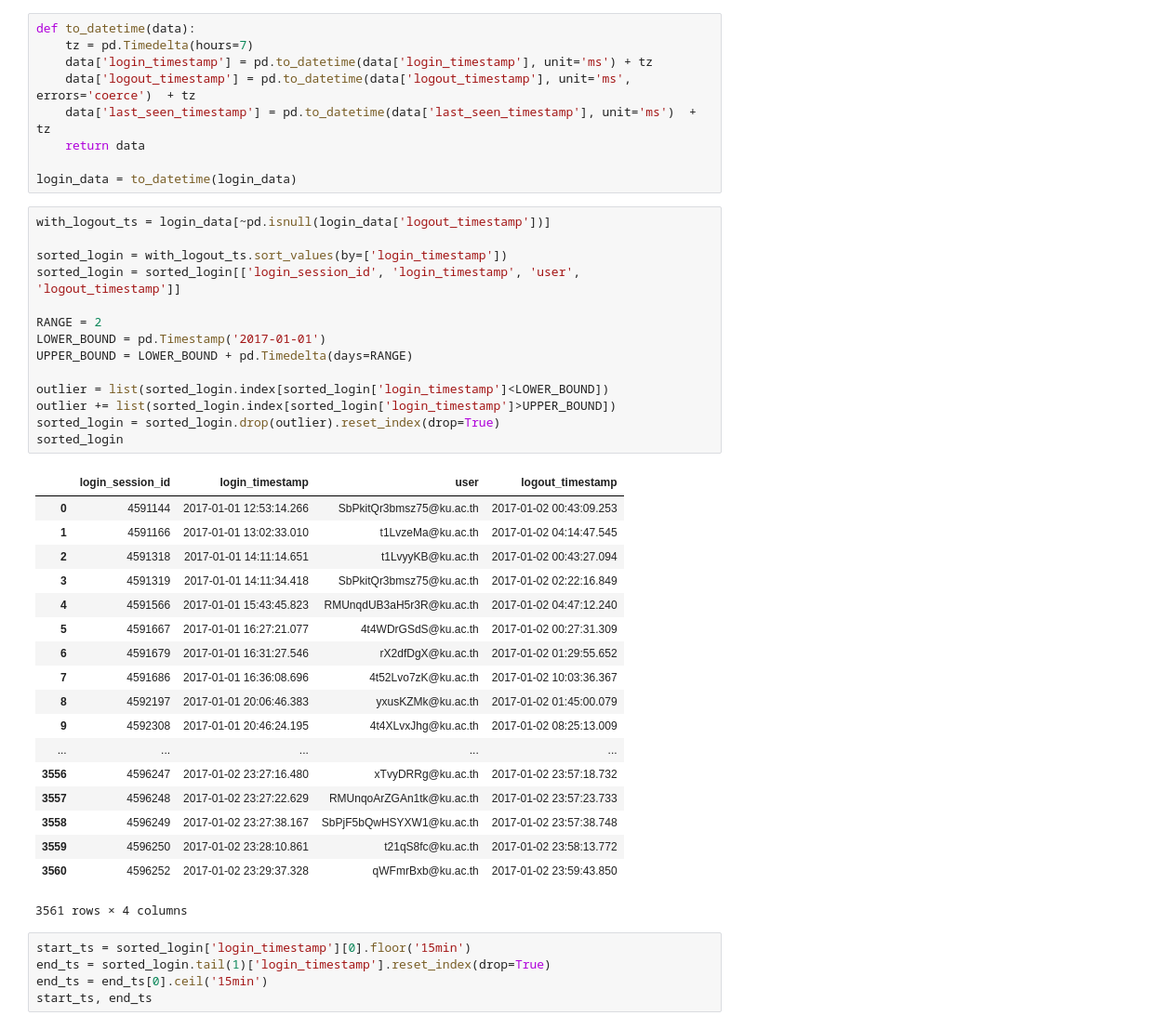
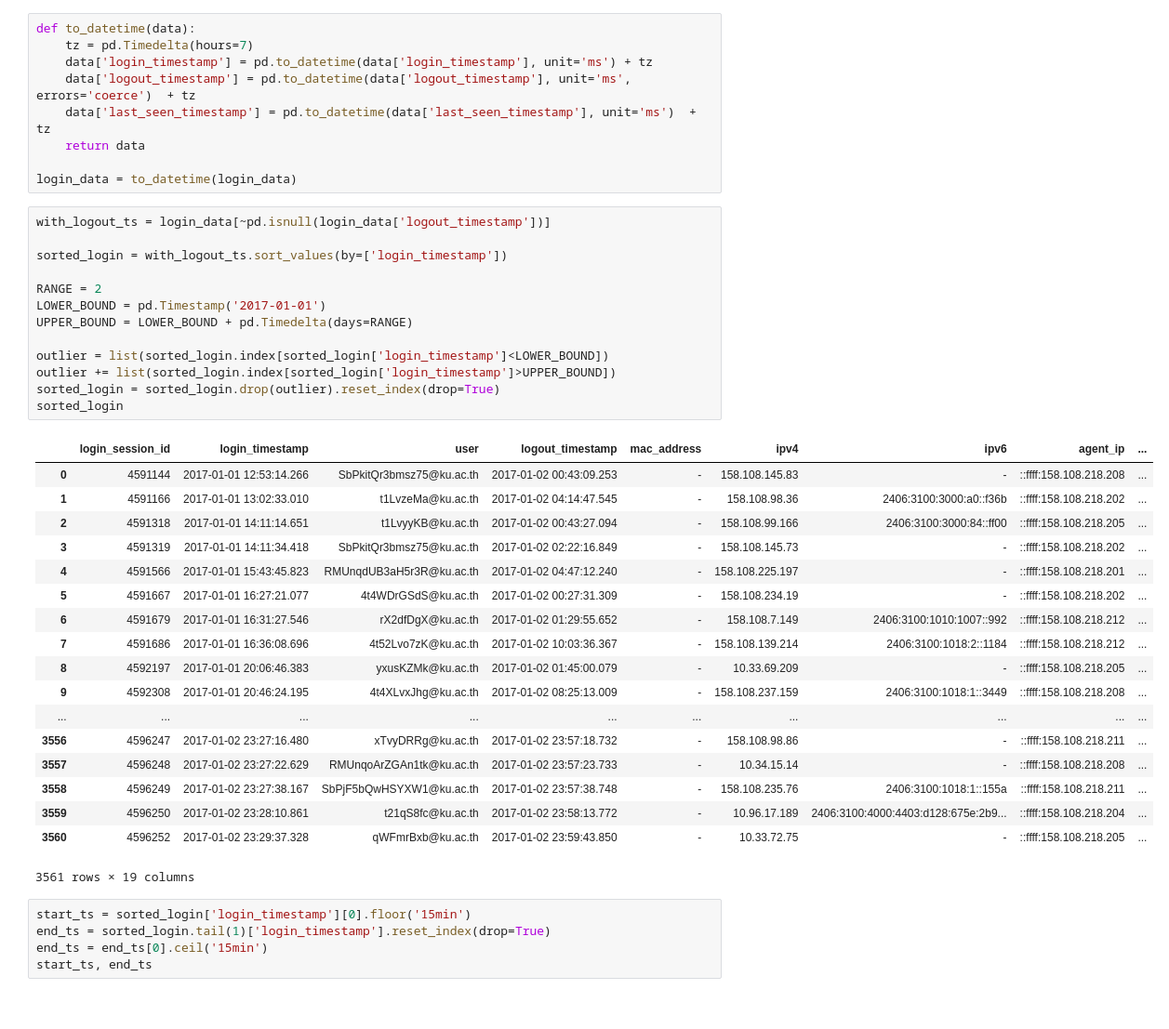
Before and after one commit to kritsana-chaikaew/SecViz, a Jupyter notebook: Class03/Untitled.ipynb, the cells around one changed output. Shown: that part at 93% size. Drawn from its saved outputs; the diff is of its cells as text.

```diff
--- a/Class03/Untitled.ipynb
+++ b/Class03/Untitled.ipynb
@@ -57,36 +57,35 @@ login_data = to_datetime(login_data)
 # %%
 with_logout_ts = login_data[~pd.isnull(login_data['logout_timestamp'])]
 
 sorted_login = with_logout_ts.sort_values(by=['login_timestamp'])
-sorted_login = sorted_login[['login_session_id', 'login_timestamp', 'user', 'logout_timestamp']]
 
 RANGE = 2
 LOWER_BOUND = pd.Timestamp('2017-01-01')
 UPPER_BOUND = LOWER_BOUND + pd.Timedelta(days=RANGE)
 
 outlier = list(sorted_login.index[sorted_login['login_timestamp']<LOWER_BOUND])
 outlier += list(sorted_login.index[sorted_login['login_timestamp']>UPPER_BOUND])
 sorted_login = sorted_login.drop(outlier).reset_index(drop=True)
 sorted_login
 # %% [output]
-|  | login_session_id | login_timestamp | user | logout_timestamp |
-| 0 | 4591144 | 2017-01-01 12:53:14.266 | SbPkitQr3bmsz75@ku.ac.th | 2017-01-02 00:43:09.253 |
-| 1 | 4591166 | 2017-01-01 13:02:33.010 | t1LvzeMa@ku.ac.th | 2017-01-02 04:14:47.545 |
-| 2 | 4591318 | 2017-01-01 14:11:14.651 | t1LvyyKB@ku.ac.th | 2017-01-02 00:43:27.094 |
-| 3 | 4591319 | 2017-01-01 14:11:34.418 | SbPkitQr3bmsz75@ku.ac.th | 2017-01-02 02:22:16.849 |
-| 4 | 4591566 | 2017-01-01 15:43:45.823 | RMUnqdUB3aH5r3R@ku.ac.th | 2017-01-02 04:47:12.240 |
-| 5 | 4591667 | 2017-01-01 16:27:21.077 | 4t4WDrGSdS@ku.ac.th | 2017-01-02 00:27:31.309 |
-| 6 | 4591679 | 2017-01-01 16:31:27.546 | rX2dfDgX@ku.ac.th | 2017-01-02 01:29:55.652 |
-| 7 | 4591686 | 2017-01-01 16:36:08.696 | 4t52Lvo7zK@ku.ac.th | 2017-01-02 10:03:36.367 |
-| 8 | 4592197 | 2017-01-01 20:06:46.383 | yxusKZMk@ku.ac.th | 2017-01-02 01:45:00.079 |
-| 9 | 4592308 | 2017-01-01 20:46:24.195 | 4t4XLvxJhg@ku.ac.th | 2017-01-02 08:25:13.009 |
-| ... | ... | ... | ... | ... |
-| 3556 | 4596247 | 2017-01-02 23:27:16.480 | xTvyDRRg@ku.ac.th | 2017-01-02 23:57:18.732 |
-| 3557 | 4596248 | 2017-01-02 23:27:22.629 | RMUnqoArZGAn1tk@ku.ac.th | 2017-01-02 23:57:23.733 |
-| 3558 | 4596249 | 2017-01-02 23:27:38.167 | SbPjF5bQwHSYXW1@ku.ac.th | 2017-01-02 23:57:38.748 |
-| 3559 | 4596250 | 2017-01-02 23:28:10.861 | t21qS8fc@ku.ac.th | 2017-01-02 23:58:13.772 |
-| 3560 | 4596252 | 2017-01-02 23:29:37.328 | qWFmrBxb@ku.ac.th | 2017-01-02 23:59:43.850 |
+|  | login_session_id | login_timestamp | user | logout_timestamp | mac_address | ipv4 | ipv6 | agent_ip | ... |
+| 0 | 4591144 | 2017-01-01 12:53:14.266 | SbPkitQr3bmsz75@ku.ac.th | 2017-01-02 00:43:09.253 | - | 158.108.145.83 | - | ::ffff:158.108.218.208 | ... |
+| 1 | 4591166 | 2017-01-01 13:02:33.010 | t1LvzeMa@ku.ac.th | 2017-01-02 04:14:47.545 | - | 158.108.98.36 | 2406:3100:3000:a0::f36b | ::ffff:158.108.218.202 | ... |
+| 2 | 4591318 | 2017-01-01 14:11:14.651 | t1LvyyKB@ku.ac.th | 2017-01-02 00:43:27.094 | - | 158.108.99.166 | 2406:3100:3000:84::ff00 | ::ffff:158.108.218.205 | ... |
+| 3 | 4591319 | 2017-01-01 14:11:34.418 | SbPkitQr3bmsz75@ku.ac.th | 2017-01-02 02:22:16.849 | - | 158.108.145.73 | - | ::ffff:158.108.218.202 | ... |
+| 4 | 4591566 | 2017-01-01 15:43:45.823 | RMUnqdUB3aH5r3R@ku.ac.th | 2017-01-02 04:47:12.240 | - | 158.108.225.197 | - | ::ffff:158.108.218.201 | ... |
+| 5 | 4591667 | 2017-01-01 16:27:21.077 | 4t4WDrGSdS@ku.ac.th | 2017-01-02 00:27:31.309 | - | 158.108.234.19 | - | ::ffff:158.108.218.202 | ... |
+| 6 | 4591679 | 2017-01-01 16:31:27.546 | rX2dfDgX@ku.ac.th | 2017-01-02 01:29:55.652 | - | 158.108.7.149 | 2406:3100:1010:1007::992 | ::ffff:158.108.218.212 | ... |
+| 7 | 4591686 | 2017-01-01 16:36:08.696 | 4t52Lvo7zK@ku.ac.th | 2017-01-02 10:03:36.367 | - | 158.108.139.214 | 2406:3100:1018:2::1184 | ::ffff:158.108.218.212 | ... |
+| 8 | 4592197 | 2017-01-01 20:06:46.383 | yxusKZMk@ku.ac.th | 2017-01-02 01:45:00.079 | - | 10.33.69.209 | - | ::ffff:158.108.218.205 | ... |
+| 9 | 4592308 | 2017-01-01 20:46:24.195 | 4t4XLvxJhg@ku.ac.th | 2017-01-02 08:25:13.009 | - | 158.108.237.159 | 2406:3100:1018:1::3449 | ::ffff:158.108.218.208 | ... |
+| ... | ... | ... | ... | ... | ... | ... | ... | ... | ... |
+| 3556 | 4596247 | 2017-01-02 23:27:16.480 | xTvyDRRg@ku.ac.th | 2017-01-02 23:57:18.732 | - | 158.108.98.86 | - | ::ffff:158.108.218.211 | ... |
+| 3557 | 4596248 | 2017-01-02 23:27:22.629 | RMUnqoArZGAn1tk@ku.ac.th | 2017-01-02 23:57:23.733 | - | 10.34.15.14 | - | ::ffff:158.108.218.208 | ... |
+| 3558 | 4596249 | 2017-01-02 23:27:38.167 | SbPjF5bQwHSYXW1@ku.ac.th | 2017-01-02 23:57:38.748 | - | 158.108.235.76 | 2406:3100:1018:1::155a | ::ffff:158.108.218.211 | ... |
+| 3559 | 4596250 | 2017-01-02 23:28:10.861 | t21qS8fc@ku.ac.th | 2017-01-02 23:58:13.772 | - | 10.96.17.189 | 2406:3100:4000:4403:d128:675e:2b9... | ::ffff:158.108.218.204 | ... |
+| 3560 | 4596252 | 2017-01-02 23:29:37.328 | qWFmrBxb@ku.ac.th | 2017-01-02 23:59:43.850 | - | 10.33.72.75 | - | ::ffff:158.108.218.205 | ... |
-3561 rows × 4 columns
+3561 rows × 19 columns
 # %%
 start_ts = sorted_login['login_timestamp'][0].floor('15min')
 end_ts = sorted_login.tail(1)['login_timestamp'].reset_index(drop=True)
```
Also changed, not shown: parts of 7 cells of this notebook, 3 other files.
